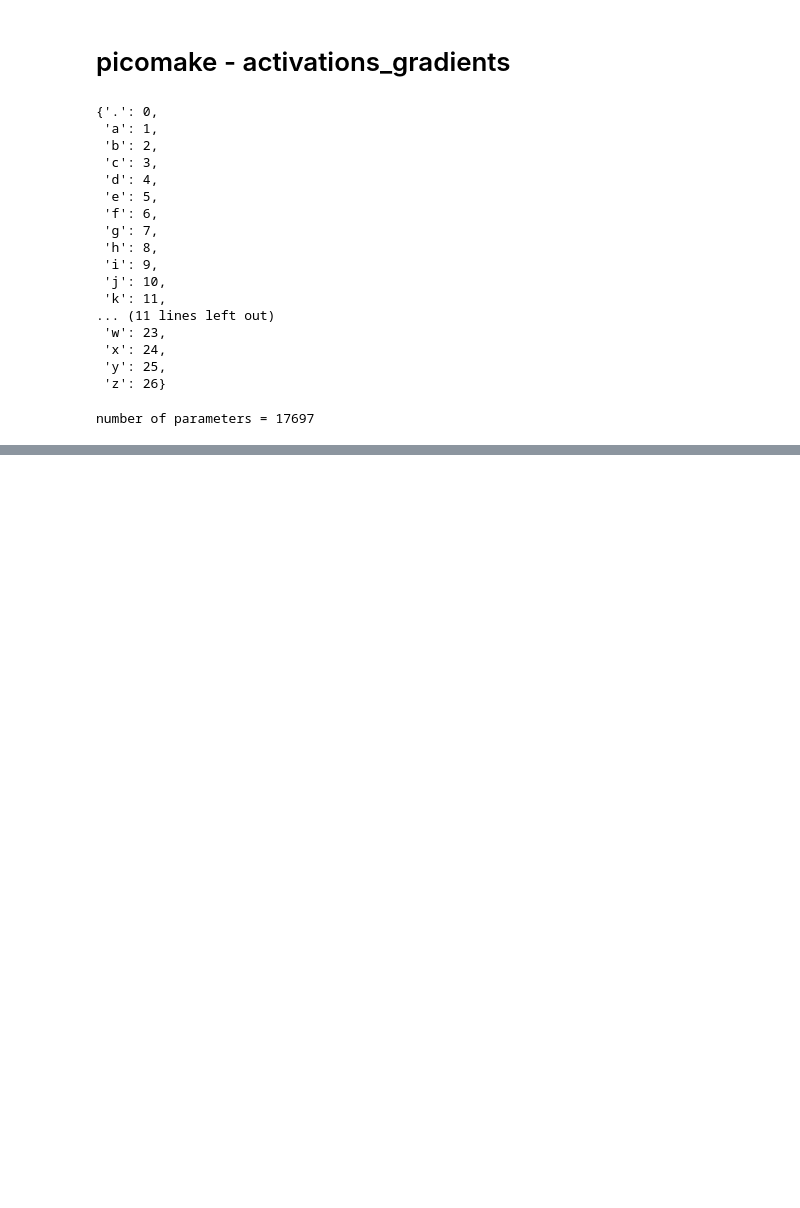
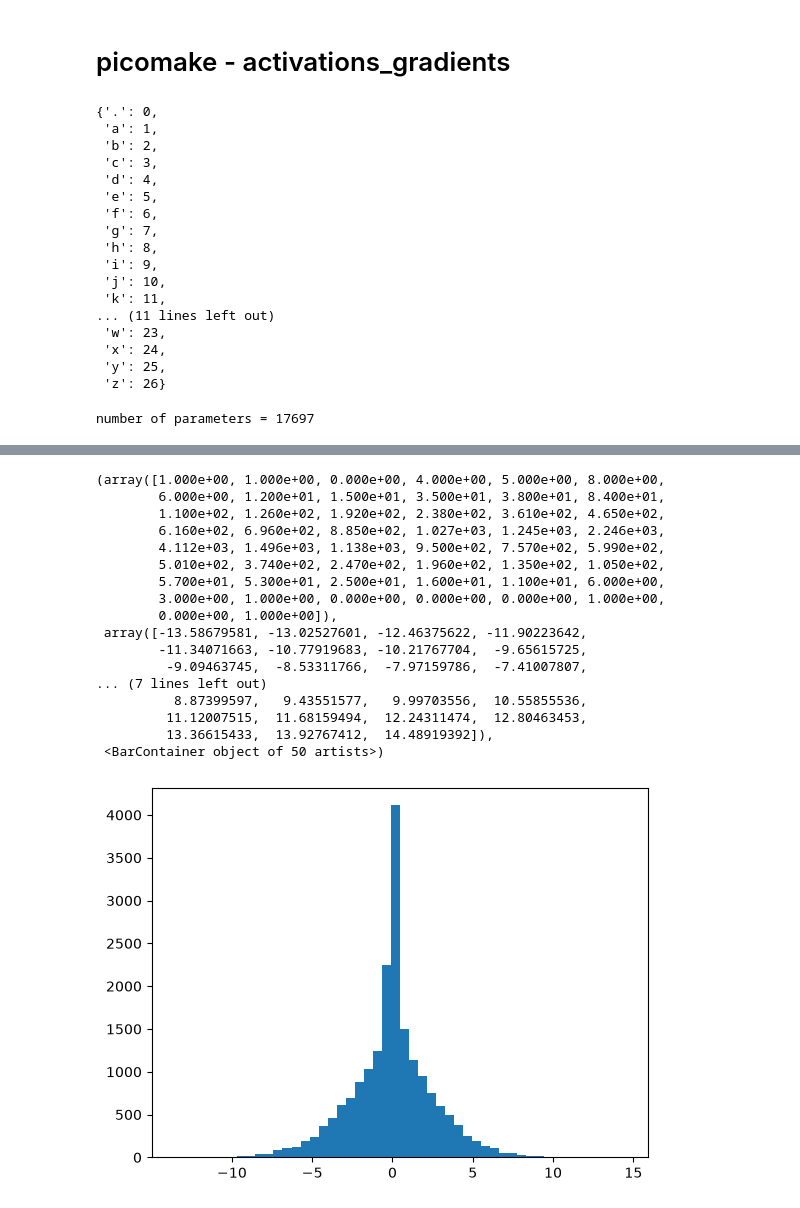
Before and after one commit to 1ens0r/picomake, a Jupyter notebook: activations_gradients.ipynb, the cells around one changed output, grey strips where cells are left out. Cells and saved outputs as stored; diff of their text form; code cells hidden in the pictures; blank space fills up the shorter version.

```diff
--- a/activations_gradients.ipynb
+++ b/activations_gradients.ipynb
@@ -141,0 +161,21 @@ print(loss.item())
+# %%
+plt.hist(h.view(-1).tolist(), 50) #pre activation
+# %% [output]
+(array([1.000e+00, 1.000e+00, 0.000e+00, 4.000e+00, 5.000e+00, 8.000e+00,
+        6.000e+00, 1.200e+01, 1.500e+01, 3.500e+01, 3.800e+01, 8.400e+01,
+        1.100e+02, 1.260e+02, 1.920e+02, 2.380e+02, 3.610e+02, 4.650e+02,
+        6.160e+02, 6.960e+02, 8.850e+02, 1.027e+03, 1.245e+03, 2.246e+03,
+        4.112e+03, 1.496e+03, 1.138e+03, 9.500e+02, 7.570e+02, 5.990e+02,
+        5.010e+02, 3.740e+02, 2.470e+02, 1.960e+02, 1.350e+02, 1.050e+02,
+        5.700e+01, 5.300e+01, 2.500e+01, 1.600e+01, 1.100e+01, 6.000e+00,
+        3.000e+00, 1.000e+00, 0.000e+00, 0.000e+00, 0.000e+00, 1.000e+00,
+        0.000e+00, 1.000e+00]),
+ array([-13.58679581, -13.02527601, -12.46375622, -11.90223642,
+        -11.34071663, -10.77919683, -10.21767704,  -9.65615725,
+         -9.09463745,  -8.53311766,  -7.97159786,  -7.41007807,
+... (7 lines left out)
+          8.87399597,   9.43551577,   9.99703556,  10.55855536,
+         11.12007515,  11.68159494,  12.24311474,  12.80463453,
+         13.36615433,  13.92767412,  14.48919392]),
+ <BarContainer object of 50 artists>)
+[figure, added]
```
Also changed, not shown: parts of 6 cells of this notebook.
